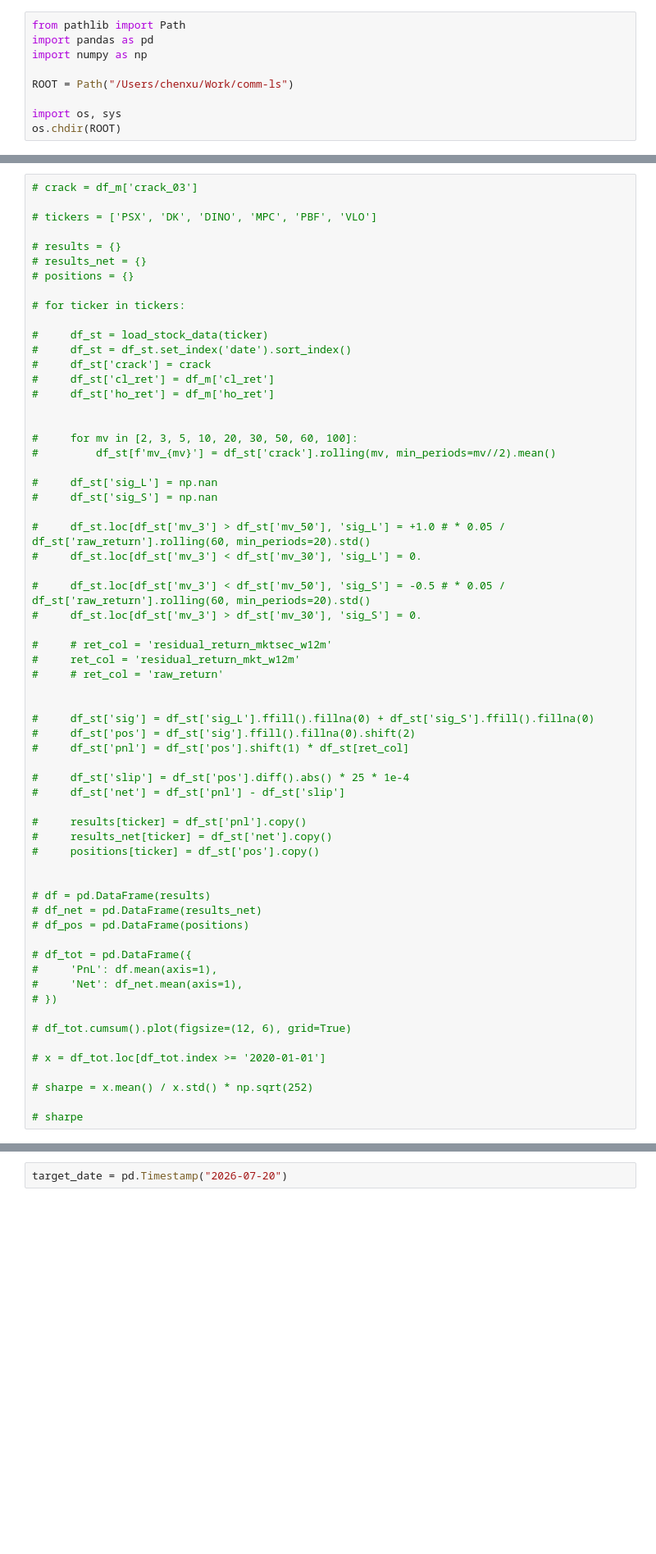
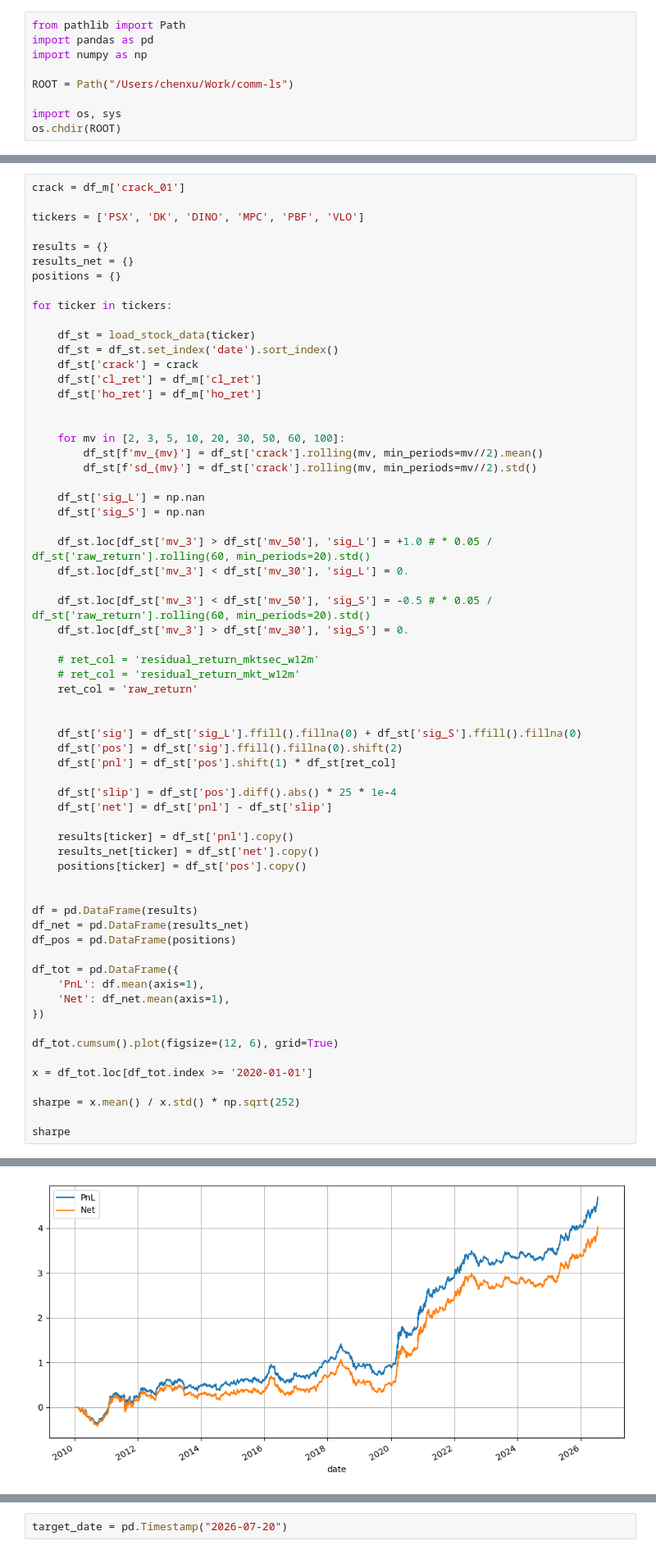
Before and after one commit to chenxu0602/comm-ls, a Jupyter notebook: notebooks/backtest_cl.ipynb, the cells around one changed output, grey strips where cells are left out. Shown at 82% size. Cells and saved outputs as stored; diff of their text form; blank space fills up the shorter version.

```diff
--- a/notebooks/backtest_cl.ipynb
+++ b/notebooks/backtest_cl.ipynb
@@ -192,63 +194,65 @@ SLEEVE_CONFIG = {
 # %%
-# crack = df_m['crack_03']
+crack = df_m['crack_01']
 
-# tickers = ['PSX', 'DK', 'DINO', 'MPC', 'PBF', 'VLO']
+tickers = ['PSX', 'DK', 'DINO', 'MPC', 'PBF', 'VLO']
 
-# results = {}
-# results_net = {}
-# positions = {}
+results = {}
+results_net = {}
+positions = {}
 
-# for ticker in tickers:
+for ticker in tickers:
 
-#     df_st = load_stock_data(ticker)
-#     df_st = df_st.set_index('date').sort_index()
-#     df_st['crack'] = crack
-#     df_st['cl_ret'] = df_m['cl_ret']
-#     df_st['ho_ret'] = df_m['ho_ret']
+    df_st = load_stock_data(ticker)
+    df_st = df_st.set_index('date').sort_index()
+    df_st['crack'] = crack
+    df_st['cl_ret'] = df_m['cl_ret']
+    df_st['ho_ret'] = df_m['ho_ret']
 
 
-#     for mv in [2, 3, 5, 10, 20, 30, 50, 60, 100]:
-#         df_st[f'mv_{mv}'] = df_st['crack'].rolling(mv, min_periods=mv//2).mean()
+    for mv in [2, 3, 5, 10, 20, 30, 50, 60, 100]:
+        df_st[f'mv_{mv}'] = df_st['crack'].rolling(mv, min_periods=mv//2).mean()
+        df_st[f'sd_{mv}'] = df_st['crack'].rolling(mv, min_periods=mv//2).std()
 
-#     df_st['sig_L'] = np.nan
-#     df_st['sig_S'] = np.nan
+    df_st['sig_L'] = np.nan
+    df_st['sig_S'] = np.nan
 
-#     df_st.loc[df_st['mv_3'] > df_st['mv_50'], 'sig_L'] = +1.0 # * 0.05 / df_st['raw_return'].rolling(60, min_periods=20).std()
-#     df_st.loc[df_st['mv_3'] < df_st['mv_30'], 'sig_L'] = 0.
+    df_st.loc[df_st['mv_3'] > df_st['mv_50'], 'sig_L'] = +1.0 # * 0.05 / df_st['raw_return'].rolling(60, min_periods=20).std()
+    df_st.loc[df_st['mv_3'] < df_st['mv_30'], 'sig_L'] = 0.
 
-#     df_st.loc[df_st['mv_3'] < df_st['mv_50'], 'sig_S'] = -0.5 # * 0.05 / df_st['raw_return'].rolling(60, min_periods=20).std()
-#     df_st.loc[df_st['mv_3'] > df_st['mv_30'], 'sig_S'] = 0.
+    df_st.loc[df_st['mv_3'] < df_st['mv_50'], 'sig_S'] = -0.5 # * 0.05 / df_st['raw_return'].rolling(60, min_periods=20).std()
+    df_st.loc[df_st['mv_3'] > df_st['mv_30'], 'sig_S'] = 0.
 
-#     # ret_col = 'residual_return_mktsec_w12m'
-#     ret_col = 'residual_return_mkt_w12m'
-#     # ret_col = 'raw_return'
+    # ret_col = 'residual_return_mktsec_w12m'
+    # ret_col = 'residual_return_mkt_w12m'
+    ret_col = 'raw_return'
 
 
-#     df_st['sig'] = df_st['sig_L'].ffill().fillna(0) + df_st['sig_S'].ffill().fillna(0)
-#     df_st['pos'] = df_st['sig'].ffill().fillna(0).shift(2)
-#     df_st['pnl'] = df_st['pos'].shift(1) * df_st[ret_col]
+    df_st['sig'] = df_st['sig_L'].ffill().fillna(0) + df_st['sig_S'].ffill().fillna(0)
+    df_st['pos'] = df_st['sig'].ffill().fillna(0).shift(2)
+    df_st['pnl'] = df_st['pos'].shift(1) * df_st[ret_col]
 
-#     df_st['slip'] = df_st['pos'].diff().abs() * 25 * 1e-4
-#     df_st['net'] = df_st['pnl'] - df_st['slip']
+    df_st['slip'] = df_st['pos'].diff().abs() * 25 * 1e-4
+    df_st['net'] = df_st['pnl'] - df_st['slip']
 
-#     results[ticker] = df_st['pnl'].copy()
-#     results_net[ticker] = df_st['net'].copy()
-#     positions[ticker] = df_st['pos'].copy()
+    results[ticker] = df_st['pnl'].copy()
+    results_net[ticker] = df_st['net'].copy()
+    positions[ticker] = df_st['pos'].copy()
 
 
-# df = pd.DataFrame(results)
-# df_net = pd.DataFrame(results_net)
-# df_pos = pd.DataFrame(positions)
+df = pd.DataFrame(results)
+df_net = pd.DataFrame(results_net)
+df_pos = pd.DataFrame(positions)
 
-# df_tot = pd.DataFrame({
-#     'PnL': df.mean(axis=1),
-#     'Net': df_net.mean(axis=1),
-# })
+df_tot = pd.DataFrame({
+    'PnL': df.mean(axis=1),
+    'Net': df_net.mean(axis=1),
+})
 
-# df_tot.cumsum().plot(figsize=(12, 6), grid=True)
+df_tot.cumsum().plot(figsize=(12, 6), grid=True)
 
-# x = df_tot.loc[df_tot.index >= '2020-01-01']
+x = df_tot.loc[df_tot.index >= '2020-01-01']
 
-# sharpe = x.mean() / x.std() * np.sqrt(252)
+sharpe = x.mean() / x.std() * np.sqrt(252)
 
-# sharpe
+sharpe
+# %% [output]
@@ -255 +262,2 @@ SLEEVE_CONFIG = {
+[figure, added]
 # %%
```
Also changed, not shown: parts of 7 cells of this notebook, 1 other file.
